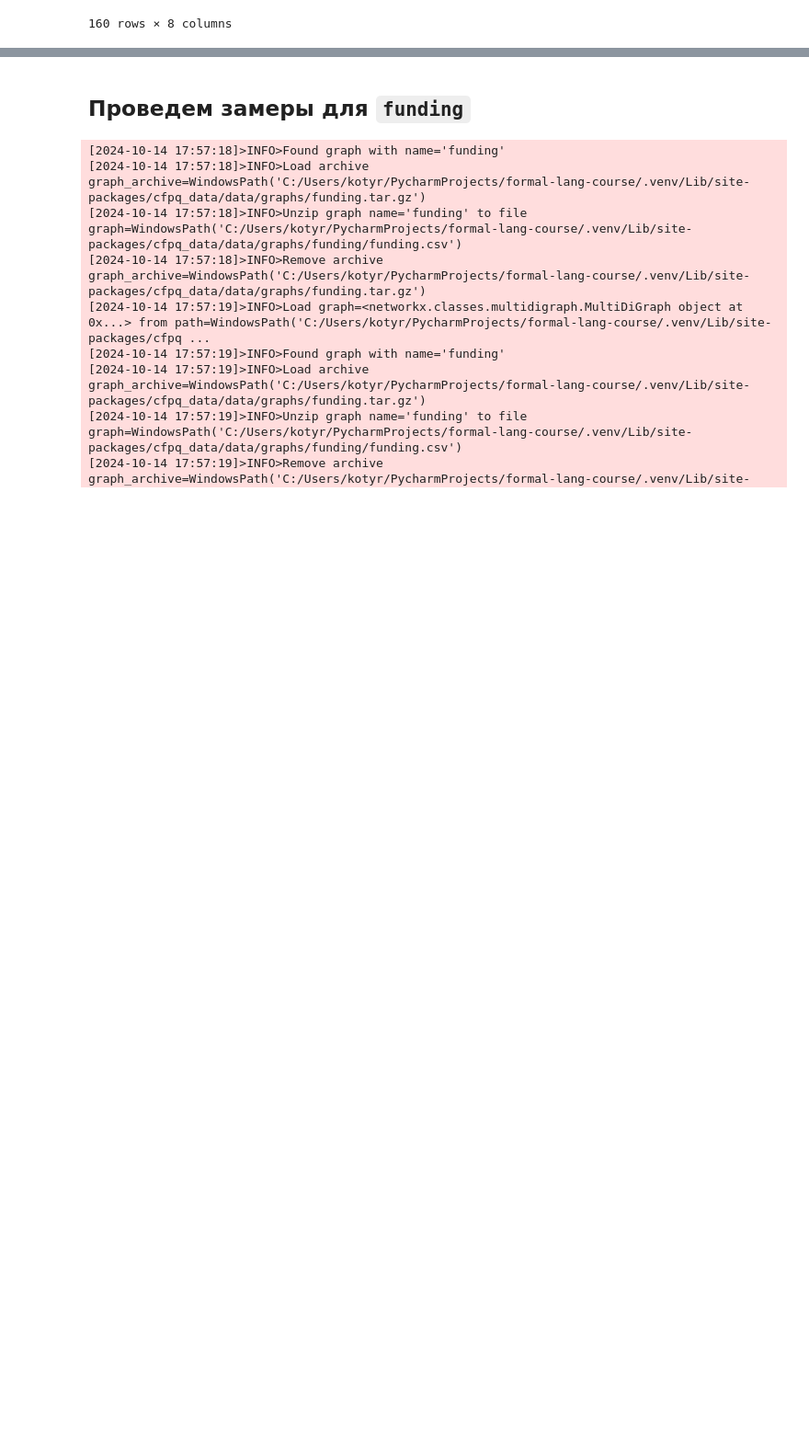
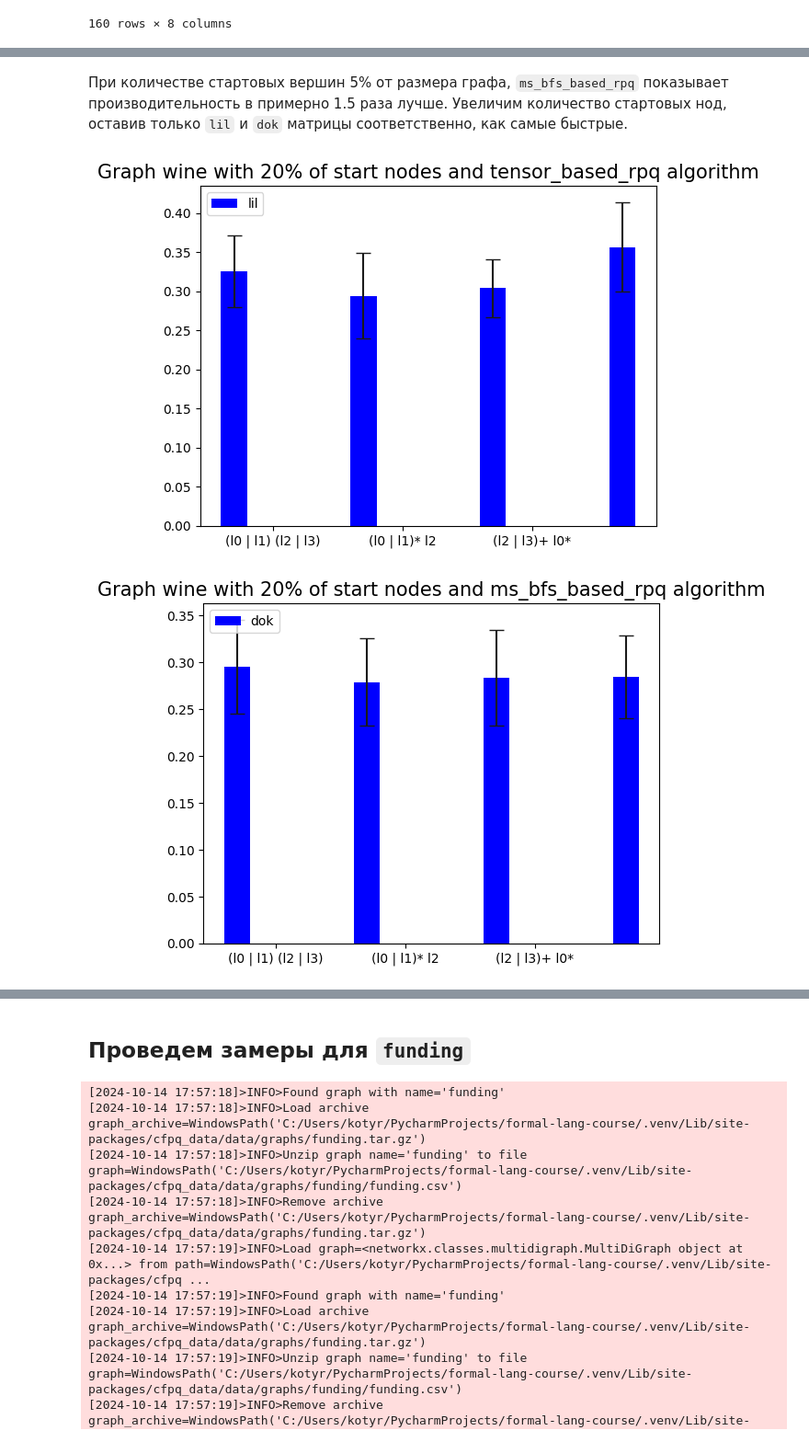
Before and after one commit to Kuarni/formal-lang-course, a Jupyter notebook: project/task5/task5.ipynb, the cells around one changed output, grey strips where cells are left out. Shown at 92% size. Cells and saved outputs as stored; diff of their text form; code cells hidden in the pictures; blank space fills up the shorter version.

```diff
--- a/project/task5/task5.ipynb
+++ b/project/task5/task5.ipynb
@@ -246,0 +301,8 @@ analyze_execution_times_avg(result2)
+# %% [markdown]
+При количестве стартовых вершин 5% от размера графа, `ms_bfs_based_rpq` показывает производительность в примерно 1.5 раза лучше. Увеличим количество стартовых нод, оставив только `lil` и `dok` матрицы соответственно, как самые быстрые.
+# %%
+create_bar('wine', pdres2, percents=start_nodes_percent[1:2], algos=['tensor_based_rpq'], matrices=['lil'])
+create_bar('wine', pdres2, percents=start_nodes_percent[1:2], algos=['ms_bfs_based_rpq'], matrices=['dok'])
+# %% [output]
+[figure, added]
+[figure, added]
```
Also changed, not shown: parts of 17 cells of this notebook.
